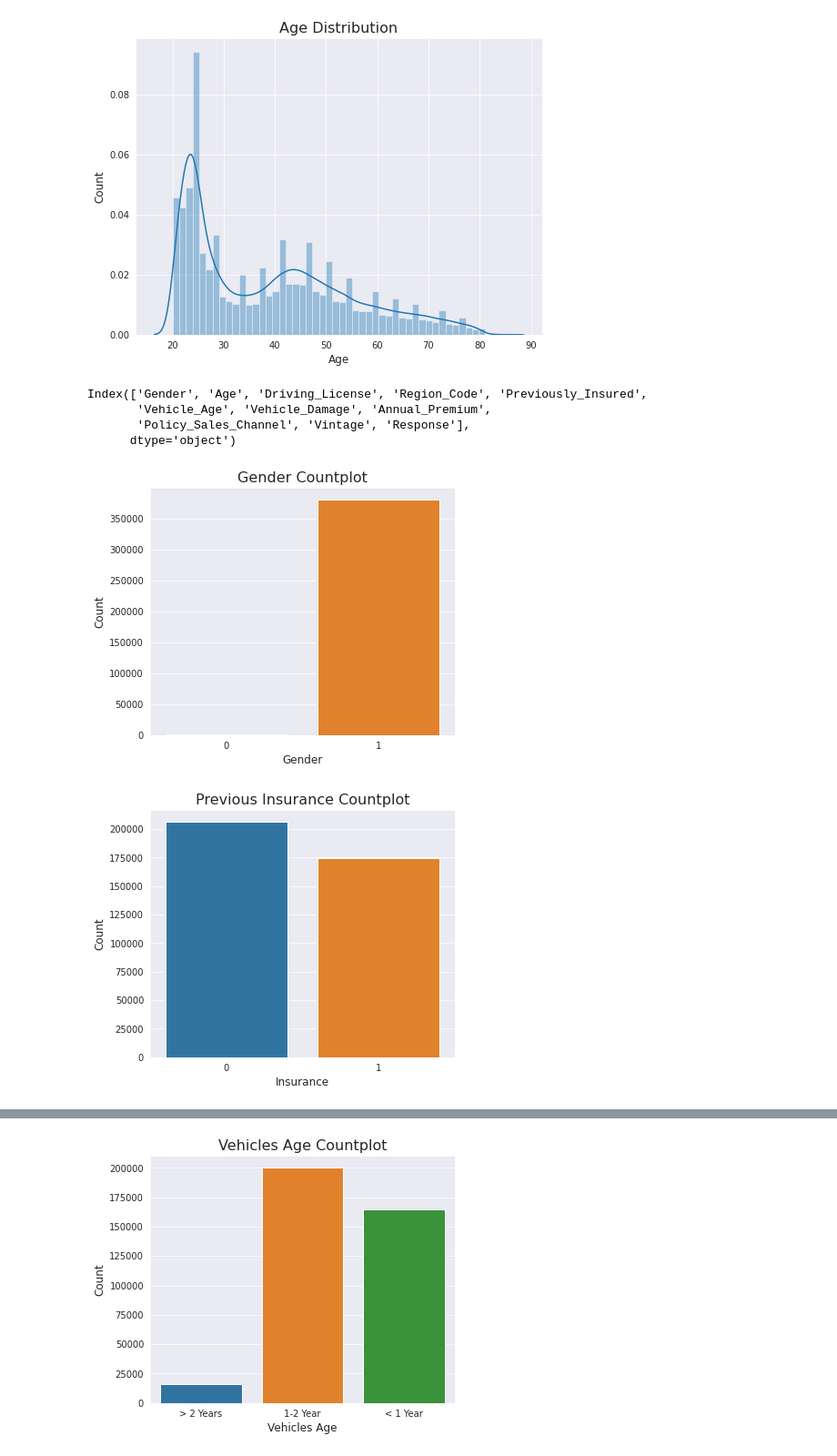
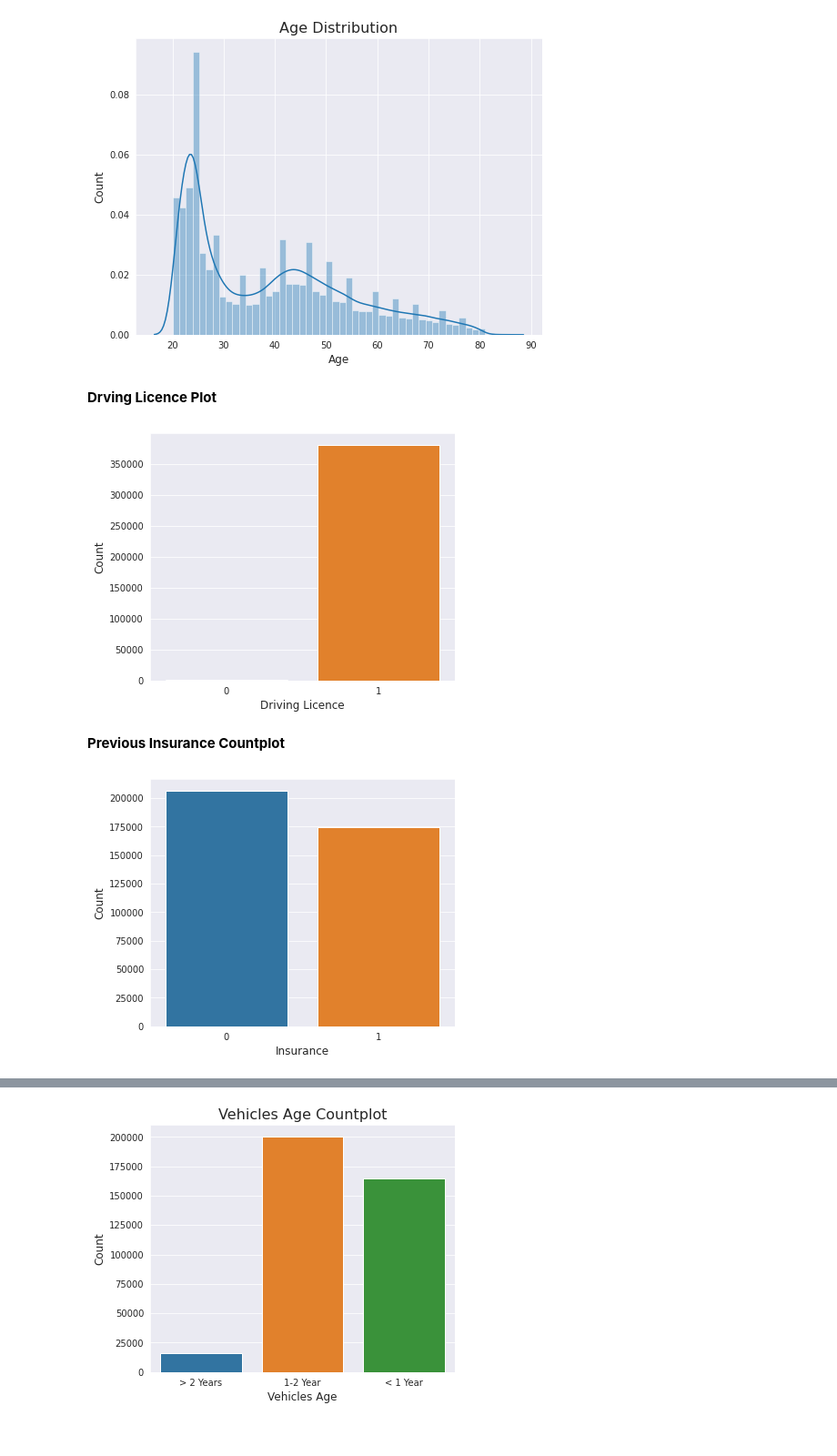
Before and after one commit to AshboyOP/Health-Insurance-Prediction-Capstone-Project, a Jupyter notebook: Classification_Capstone.ipynb, the cells around one changed output, grey strips where cells are left out. Shown: that part at 91% size. Cells and saved outputs as stored; diff of their text form; code cells hidden in the pictures.

```diff
--- a/Classification_Capstone.ipynb
+++ b/Classification_Capstone.ipynb
@@ -126,30 +119,25 @@ plt.ylabel('Count', fontsize=12)
 plt.show()
 # %% [output]
 [figure]
-# %%
-df.columns
-# %% [output]
-Index(['Gender', 'Age', 'Driving_License', 'Region_Code', 'Previously_Insured',
-       'Vehicle_Age', 'Vehicle_Damage', 'Annual_Premium',
-       'Policy_Sales_Channel', 'Vintage', 'Response'],
-      dtype='object')
+# %% [markdown]
+**Drving Licence Plot**
 # %%
 sns.set_style('darkgrid')
 plt.figure(figsize=(6,5))
 sns.countplot(df['Driving_License'])
-plt.title('Gender Countplot', fontsize=16)
-plt.xlabel('Gender', fontsize=12)
+plt.xlabel('Driving Licence', fontsize=12)
 plt.ylabel('Count', fontsize=12)
 plt.show()
 # %% [output]
-[figure, old version]
+[figure, new version]
+# %% [markdown]
+**Previous Insurance Countplot**
 # %%
 sns.set_style('darkgrid')
 plt.figure(figsize=(6,5))
 sns.countplot(df['Previously_Insured'])
-plt.title('Previous Insurance Countplot', fontsize=16)
 plt.xlabel('Insurance', fontsize=12)
 plt.ylabel('Count', fontsize=12)
 plt.show()
 # %% [output]
-[figure, old version]
+[figure, new version]
```
Also changed, not shown: parts of 49 cells of this notebook.
